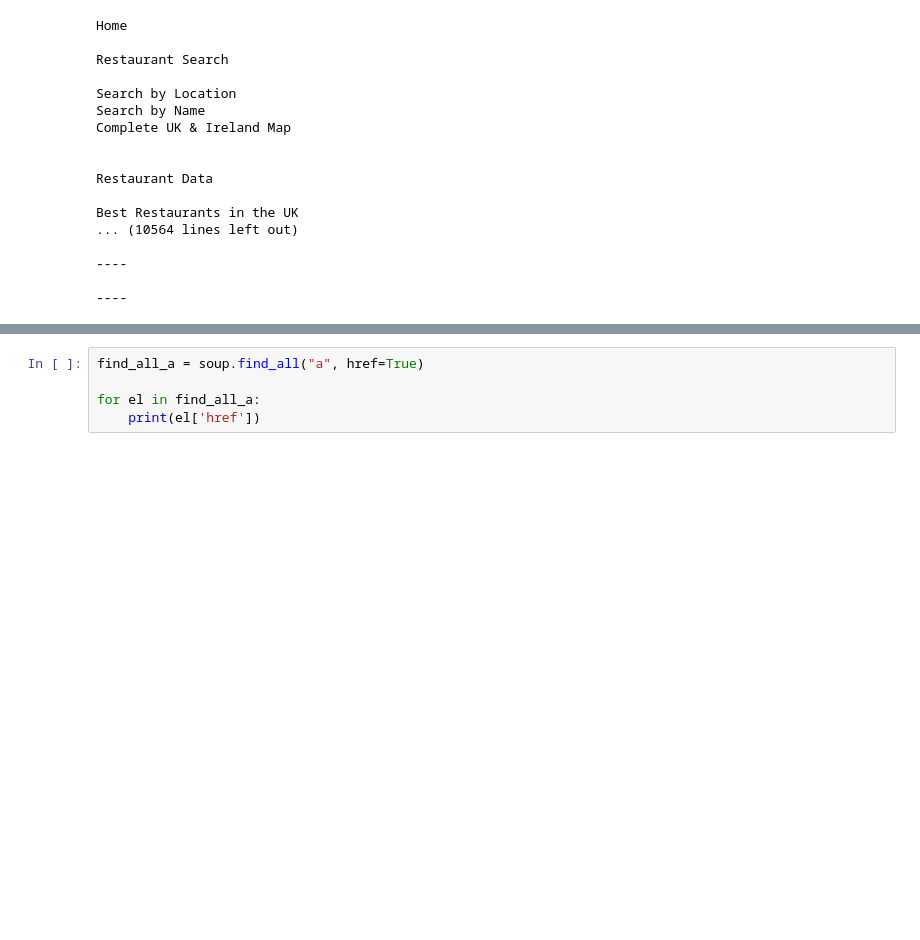
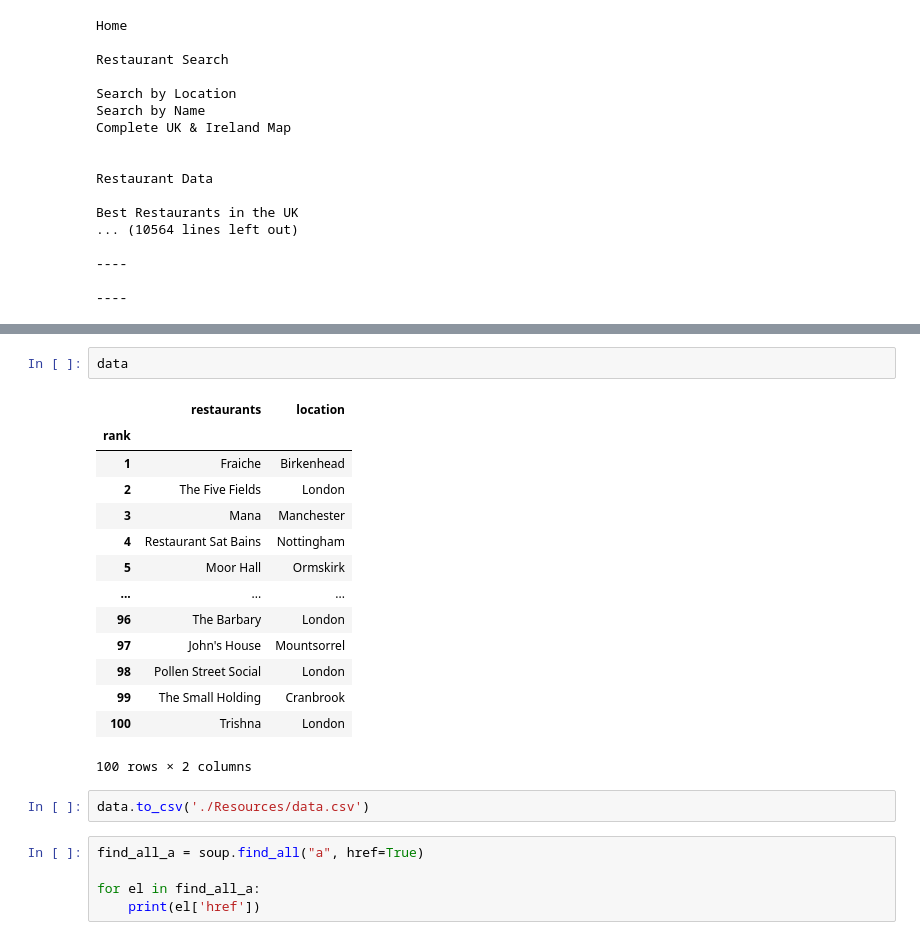
Before and after one commit to Miniy751/Visualising-Data, a Jupyter notebook: LeadingRestaurants.ipynb, the cells around one changed output, grey strips where cells are left out. Cells and saved outputs as stored; diff of their text form; blank space fills up the shorter version.

```diff
--- a/LeadingRestaurants.ipynb
+++ b/LeadingRestaurants.ipynb
@@ -178,3 +258,22 @@ Trishna
+# %%
+data
+# %% [output]
+|  | restaurants | location |
+| rank |  |  |
+| 1 | Fraiche | Birkenhead |
+| 2 | The Five Fields | London |
+| 3 | Mana | Manchester |
+| 4 | Restaurant Sat Bains | Nottingham |
+| 5 | Moor Hall | Ormskirk |
+| ... | ... | ... |
+| 96 | The Barbary | London |
+| 97 | John's House | Mountsorrel |
+| 98 | Pollen Street Social | London |
+| 99 | The Small Holding | Cranbrook |
+| 100 | Trishna | London |
+100 rows × 2 columns
+# %%
+data.to_csv('./Resources/data.csv')
 # %%
 find_all_a = soup.find_all("a", href=True)
 
```
Also changed, not shown: parts of 14 cells of this notebook.
